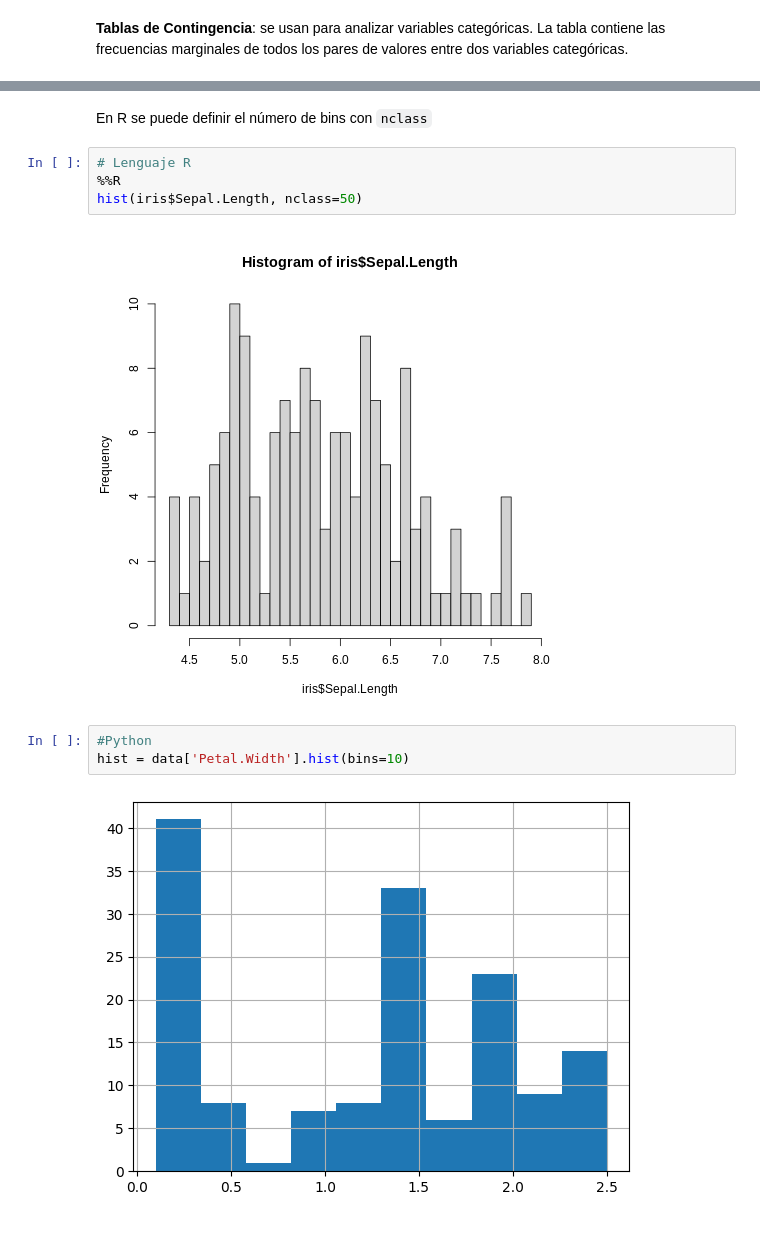
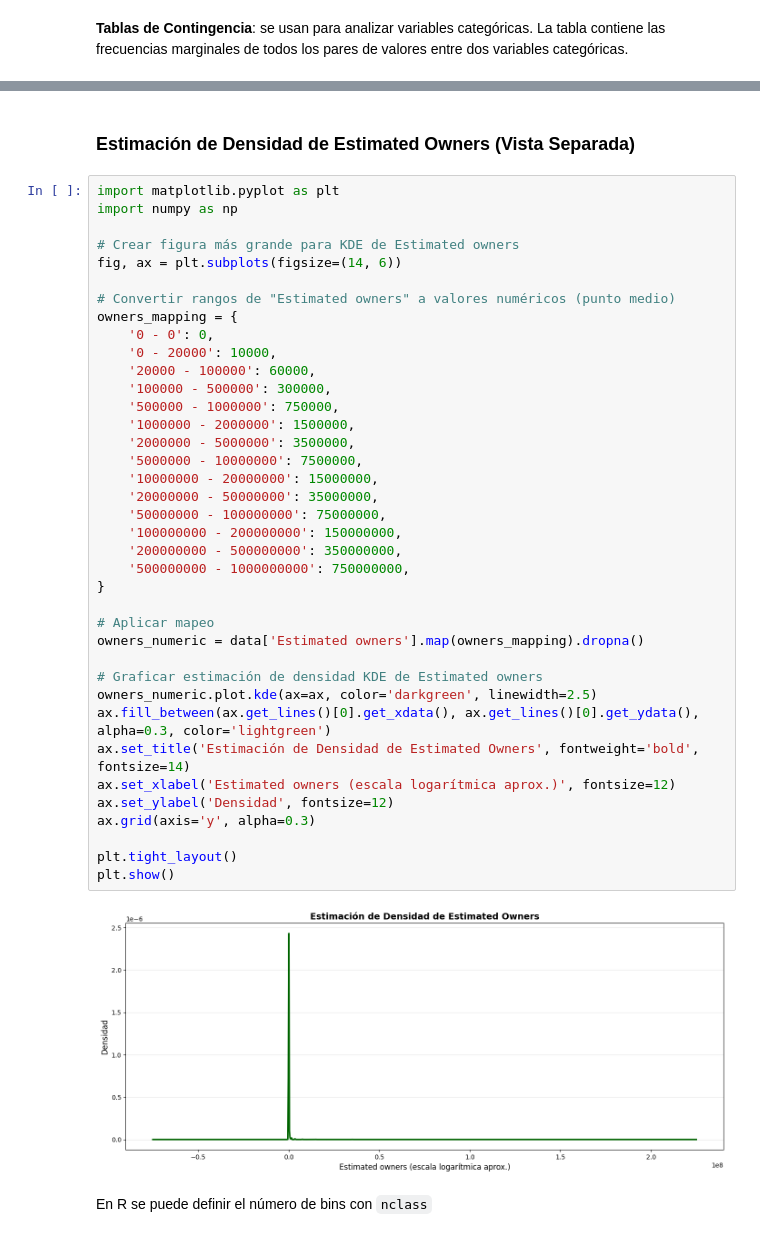
Before and after one commit to David-Felipe/ProyectoMineriaDatos, a Jupyter notebook: Iteracion 0/Proyecto_Minería_de_Datos.ipynb, the cells around one changed output, grey strips where cells are left out. Cells and saved outputs as stored; diff of their text form.

```diff
--- a/Iteracion 0/Proyecto_Minería_de_Datos.ipynb
+++ b/Iteracion 0/Proyecto_Minería_de_Datos.ipynb
@@ -506,13 +665,44 @@ hist = data['Sepal.Length'].hist(bins=7)
+# %% [markdown]
+### Estimación de Densidad de Estimated Owners (Vista Separada)
+# %%
+import matplotlib.pyplot as plt
+import numpy as np
+
+# Crear figura más grande para KDE de Estimated owners
+fig, ax = plt.subplots(figsize=(14, 6))
+
+# Convertir rangos de "Estimated owners" a valores numéricos (punto medio)
+owners_mapping = {
+    '0 - 0': 0,
+    '0 - 20000': 10000,
+    '20000 - 100000': 60000,
+    '100000 - 500000': 300000,
+    '500000 - 1000000': 750000,
+    '1000000 - 2000000': 1500000,
+    '2000000 - 5000000': 3500000,
+    '5000000 - 10000000': 7500000,
+    '10000000 - 20000000': 15000000,
+    '20000000 - 50000000': 35000000,
+    '50000000 - 100000000': 75000000,
+    '100000000 - 200000000': 150000000,
+    '200000000 - 500000000': 350000000,
+    '500000000 - 1000000000': 750000000,
+}
+
+# Aplicar mapeo
+owners_numeric = data['Estimated owners'].map(owners_mapping).dropna()
+
+# Graficar estimación de densidad KDE de Estimated owners
+owners_numeric.plot.kde(ax=ax, color='darkgreen', linewidth=2.5)
+ax.fill_between(ax.get_lines()[0].get_xdata(), ax.get_lines()[0].get_ydata(), alpha=0.3, color='lightgreen')
+ax.set_title('Estimación de Densidad de Estimated Owners', fontweight='bold', fontsize=14)
+ax.set_xlabel('Estimated owners (escala logarítmica aprox.)', fontsize=12)
+ax.set_ylabel('Densidad', fontsize=12)
+ax.grid(axis='y', alpha=0.3)
+
+plt.tight_layout()
+plt.show()
+# %% [output]
+[figure, added]
 # %% [markdown]
 En R se puede definir el número de bins con `nclass`
-# %%
-# Lenguaje R
-%%R
-hist(iris$Sepal.Length, nclass=50)
-# %% [output]
-[figure, removed]
-# %%
-#Python
-hist = data['Petal.Width'].hist(bins=10)
-# %% [output]
-[figure, removed]
```
Also changed, not shown: parts of 43 cells of this notebook.
